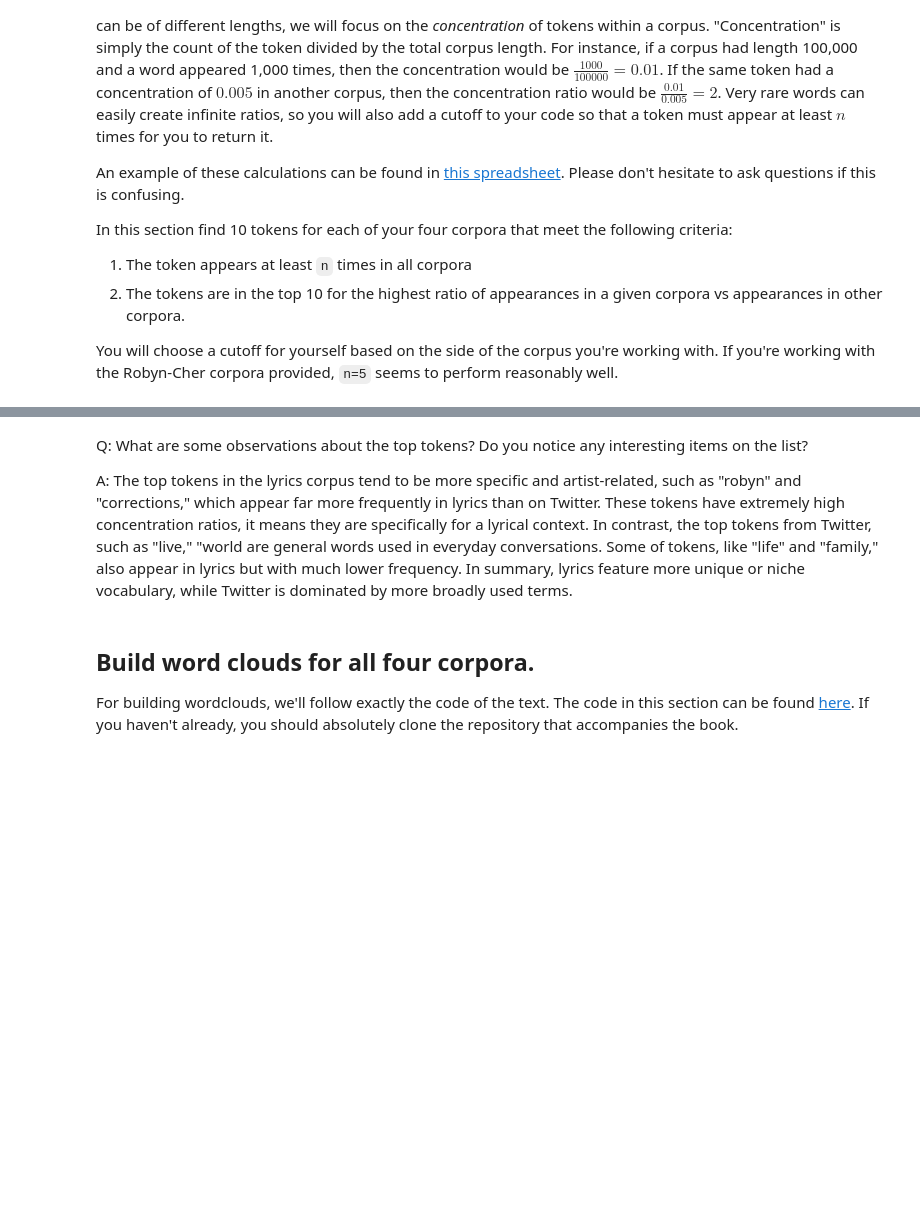
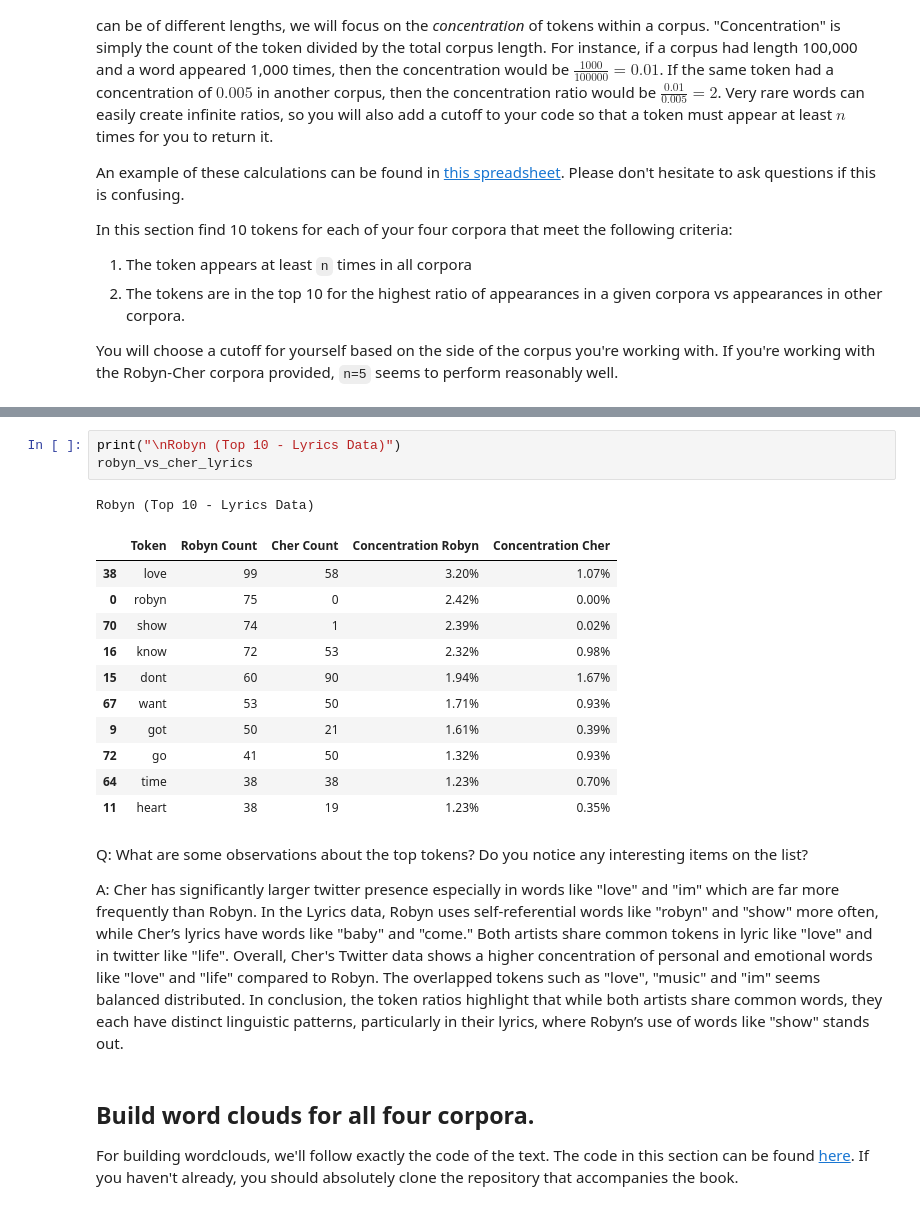
Before and after one commit to Pii-USD/509-tm-group-comp, a Jupyter notebook: Group Comparison.ipynb, the cells around one changed output, grey strips where cells are left out. Drawn from its saved outputs; the diff is of its cells as text; blank space fills up the shorter version.

```diff
--- a/Group Comparison.ipynb
+++ b/Group Comparison.ipynb
@@ -404,7 +434,23 @@ Top 10 unique tokens in the Twitter corpus:
+# %%
+print("\nRobyn (Top 10 - Lyrics Data)")
+robyn_vs_cher_lyrics
+# %% [output]
+Robyn (Top 10 - Lyrics Data)
+|  | Token | Robyn Count | Cher Count | Concentration Robyn | Concentration Cher |
+| 38 | love | 99 | 58 | 3.20% | 1.07% |
+| 0 | robyn | 75 | 0 | 2.42% | 0.00% |
+| 70 | show | 74 | 1 | 2.39% | 0.02% |
+| 16 | know | 72 | 53 | 2.32% | 0.98% |
+| 15 | dont | 60 | 90 | 1.94% | 1.67% |
+| 67 | want | 53 | 50 | 1.71% | 0.93% |
+| 9 | got | 50 | 21 | 1.61% | 0.39% |
+| 72 | go | 41 | 50 | 1.32% | 0.93% |
+| 64 | time | 38 | 38 | 1.23% | 0.70% |
+| 11 | heart | 38 | 19 | 1.23% | 0.35% |
 # %% [markdown]
 Q: What are some observations about the top tokens? Do you notice any interesting items on the list?
 
-A: The top tokens in the lyrics corpus tend to be more specific and artist-related, such as "robyn" and "corrections," which appear far more frequently in lyrics than on Twitter. These tokens have extremely high concentration ratios, it means they are specifically for a lyrical context. In contrast, the top tokens from Twitter, such as "live," "world are general words used in everyday conversations. Some of tokens, like "life" and "family," also appear in lyrics but with much lower frequency. In summary, lyrics feature more unique or niche vocabulary, while Twitter is dominated by more broadly used terms.
+A: Cher has significantly larger twitter presence especially in words like "love" and "im" which are far more frequently than Robyn. In the Lyrics data, Robyn uses self-referential words like "robyn" and "show" more often, while Cher’s lyrics have words like "baby" and "come." Both artists share common tokens in lyric like "love" and in twitter like "life". Overall, Cher's Twitter data shows a higher concentration of personal and emotional words like "love" and "life" compared to Robyn. The overlapped tokens such as "love", "music" and "im" seems balanced distributed. In conclusion, the token ratios highlight that while both artists share common words, they each have distinct linguistic patterns, particularly in their lyrics, where Robyn’s use of words like "show" stands out.
 # %% [markdown]
 ## Build word clouds for all four corpora.
 
```
Also changed, not shown: parts of 13 cells of this notebook.
